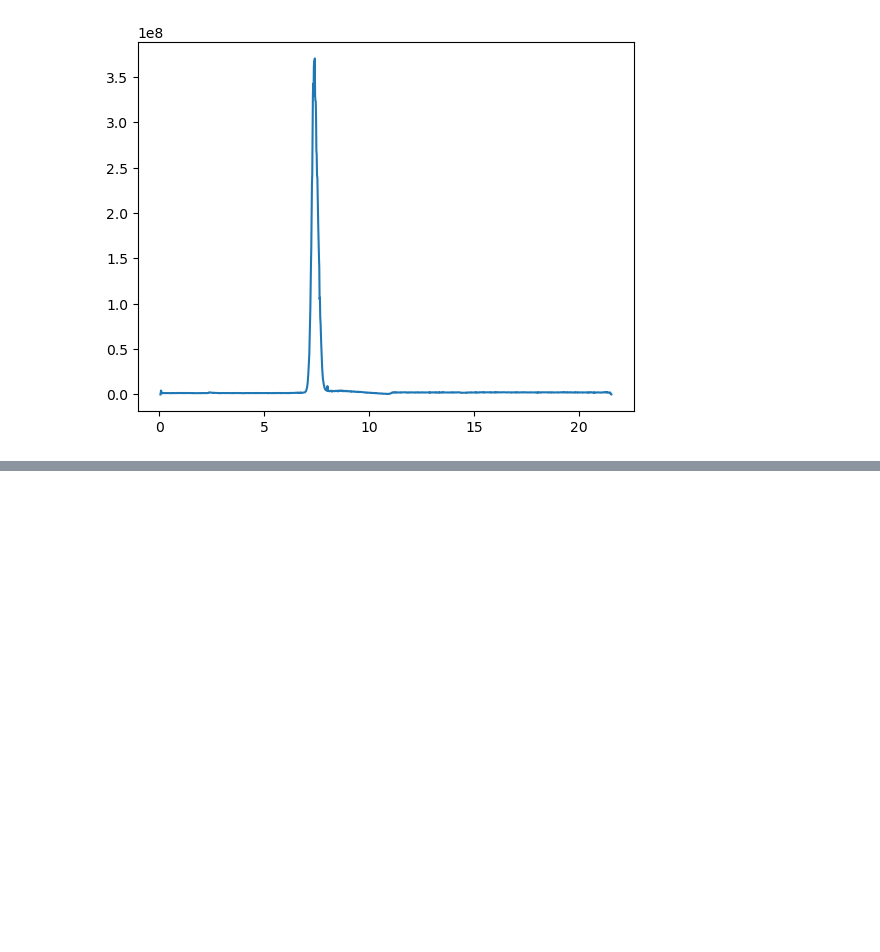
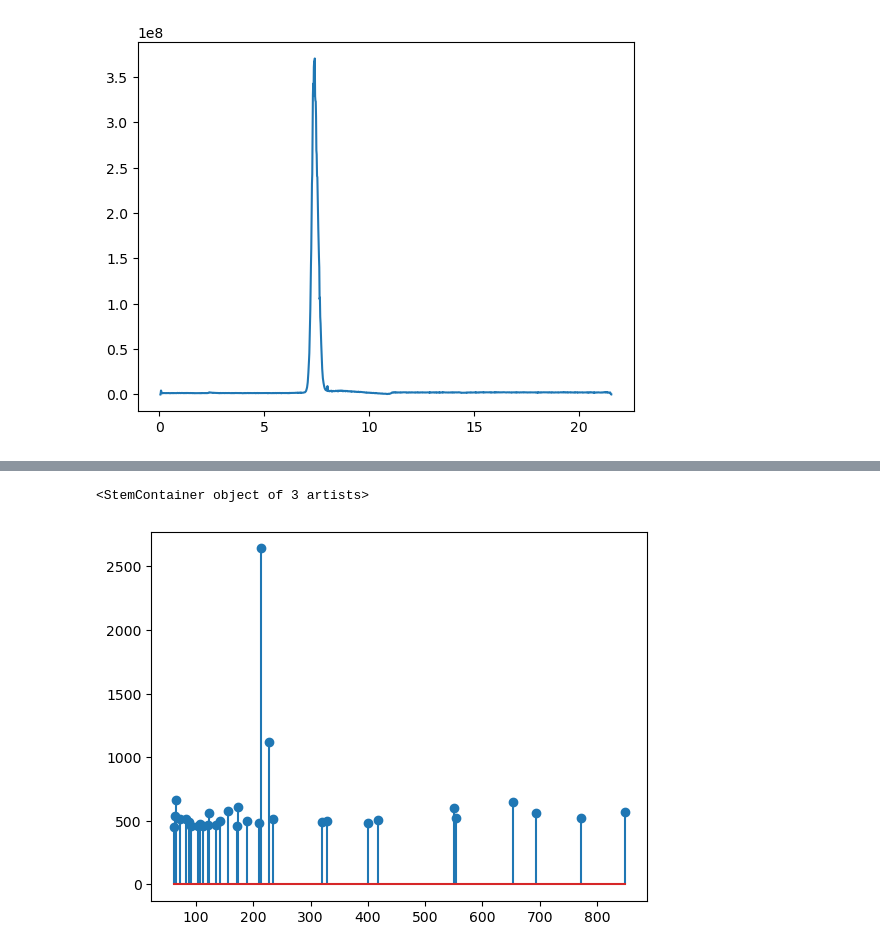
Before and after one commit to wkumler/mzsql, a Jupyter notebook: mzML_notebook.ipynb, the cells around one changed output, grey strips where cells are left out. Cells and saved outputs as stored; diff of their text form; code cells hidden in the pictures; blank space fills up the shorter version.

```diff
--- a/mzML_notebook.ipynb
+++ b/mzML_notebook.ipynb
@@ -40,0 +116,19 @@ array([False, False, False, False, False, False, False, False, False,
+# %%
+import pymzml
+
+# fails for the first scan when given a non-indexed mzML even if build_index is True
+# run = pymzml.run.Reader("demo_data/180205_Poo_TruePoo_Full1.mzML")
+# run = pymzml.run.Reader("demo_data/180205_Poo_TruePoo_Full1.mzML", build_index_from_scratch=True)
+# run = pymzml.run.Reader("demo_data/180205_Poo_TruePoo_Full1_idx.mzML")
+# pymzml seems to reference their spectra by scan number
+# spec1_data = run[1].peaks("raw")
+# print(spec1_data)
+# plt.stem(spec1_data[:,0], spec1_data[:,1])
+def get_spec_mzml_pymzml(file, scan_num):
+    run = pymzml.run.Reader(file)
+    spec1_data = run[scan_num].peaks("raw")
+    return(pd.DataFrame({"mz":spec1_data[:,0], "int":spec1_data[:,1]}))
+
+spec_data = get_spec_mzml_pymzml("demo_data/180205_Poo_TruePoo_Full1.mzML", 3) # Referenced by scan num, not index!!!
+plt.stem(spec_data["mz"], spec_data["int"])
+# %% [output]
@@ -40,0 +136,2 @@ array([False, False, False, False, False, False, False, False, False,
+<StemContainer object of 3 artists>
+[figure, added]
```
Also changed, not shown: parts of 24 cells of this notebook.
